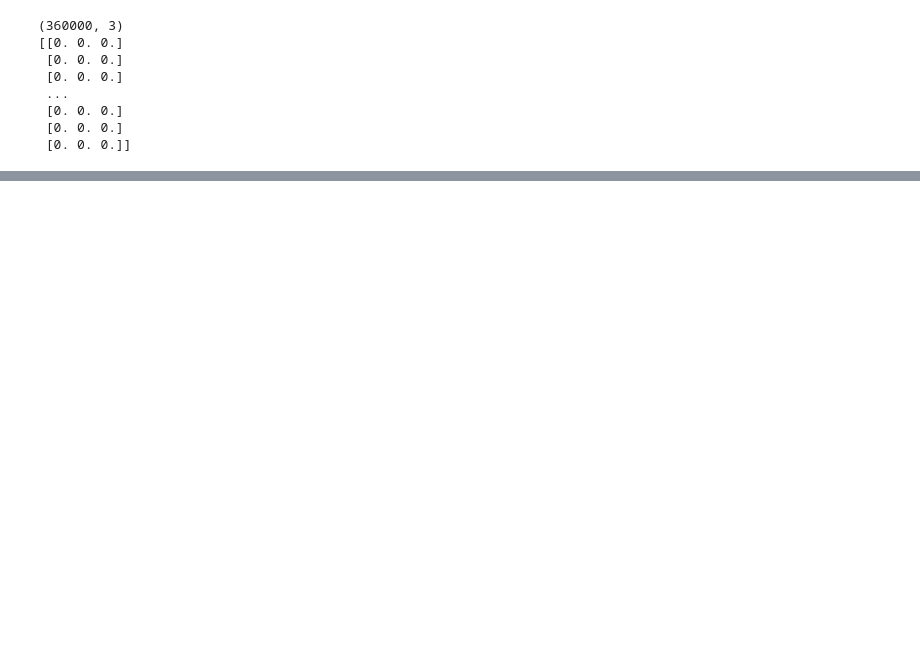
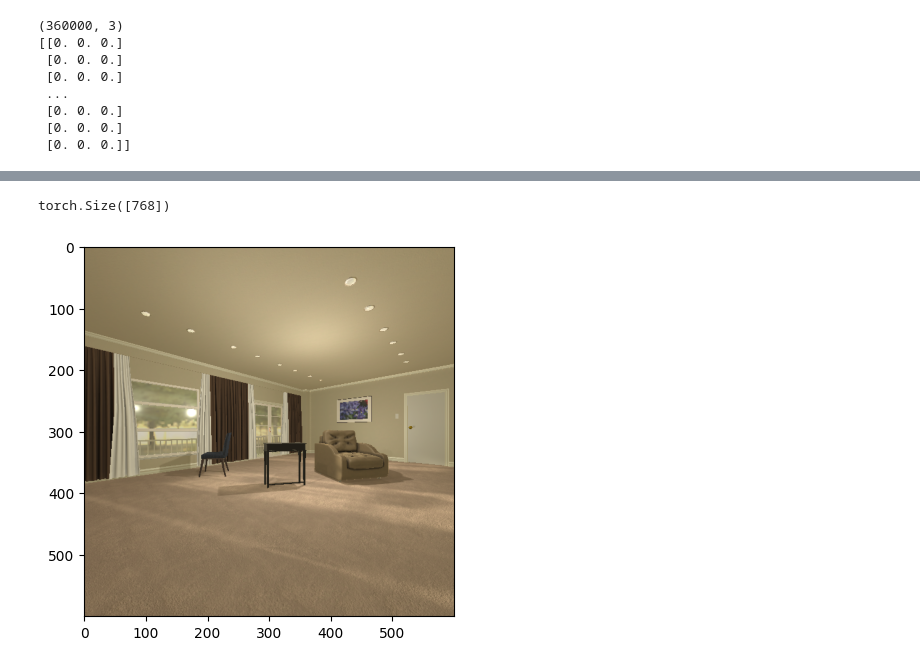
Before and after one commit to aneeshc12/Change_detection, a Jupyter notebook: localization_expt.ipynb, the cells around one changed output, grey strips where cells are left out. Saved outputs shown, nothing was run; the diff lists cells and outputs as text; code cells hidden in the pictures; blank space fills up the shorter version.

```diff
--- a/localization_expt.ipynb
+++ b/localization_expt.ipynb
@@ -512,0 +742,12 @@ fig.show()
+# %%
+loraRevolver = LoraRevolver()
+i = PIL.Image.open("/home2/aneesh.chavan/Change_detection/360_zip/view2/view2.png")
+
+plt.imshow(i)
+
+emb = loraRevolver.encode_image(i)
+print(emb.shape)
+# print(emb)
+# %% [output]
+torch.Size([768])
+[figure, added]
```
Also changed, not shown: parts of 30 cells of this notebook, 2 other files.
